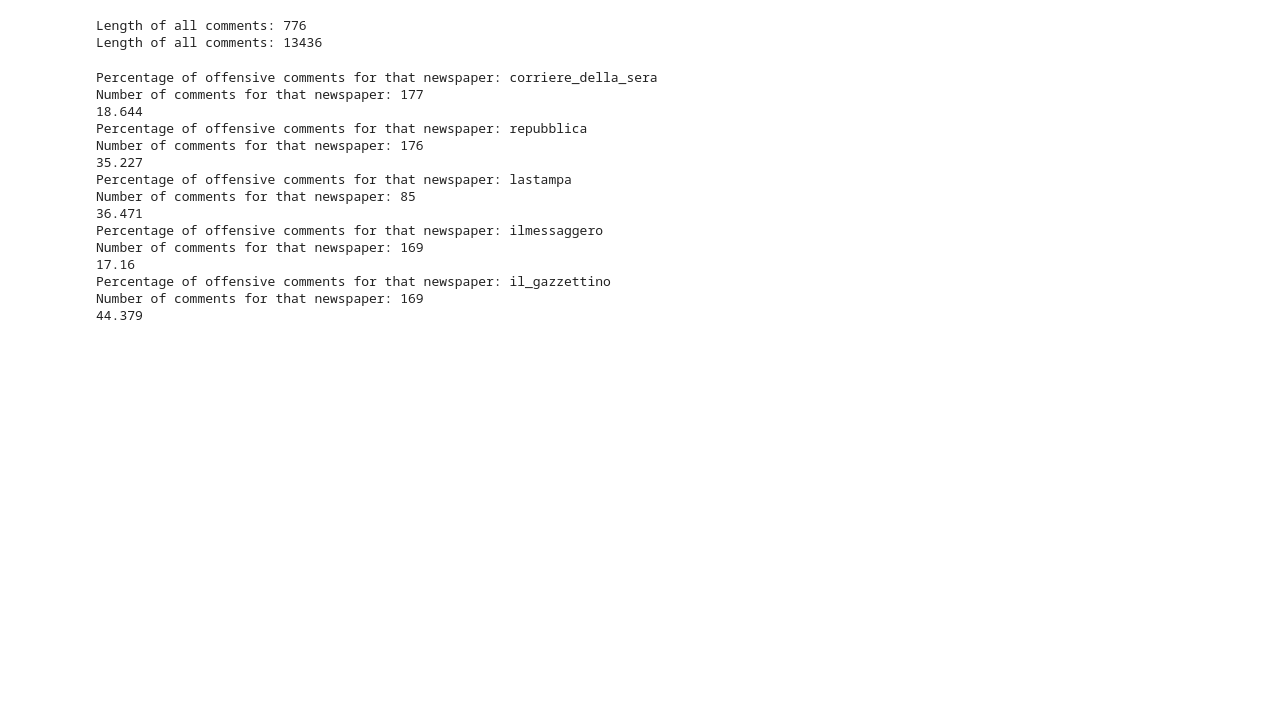
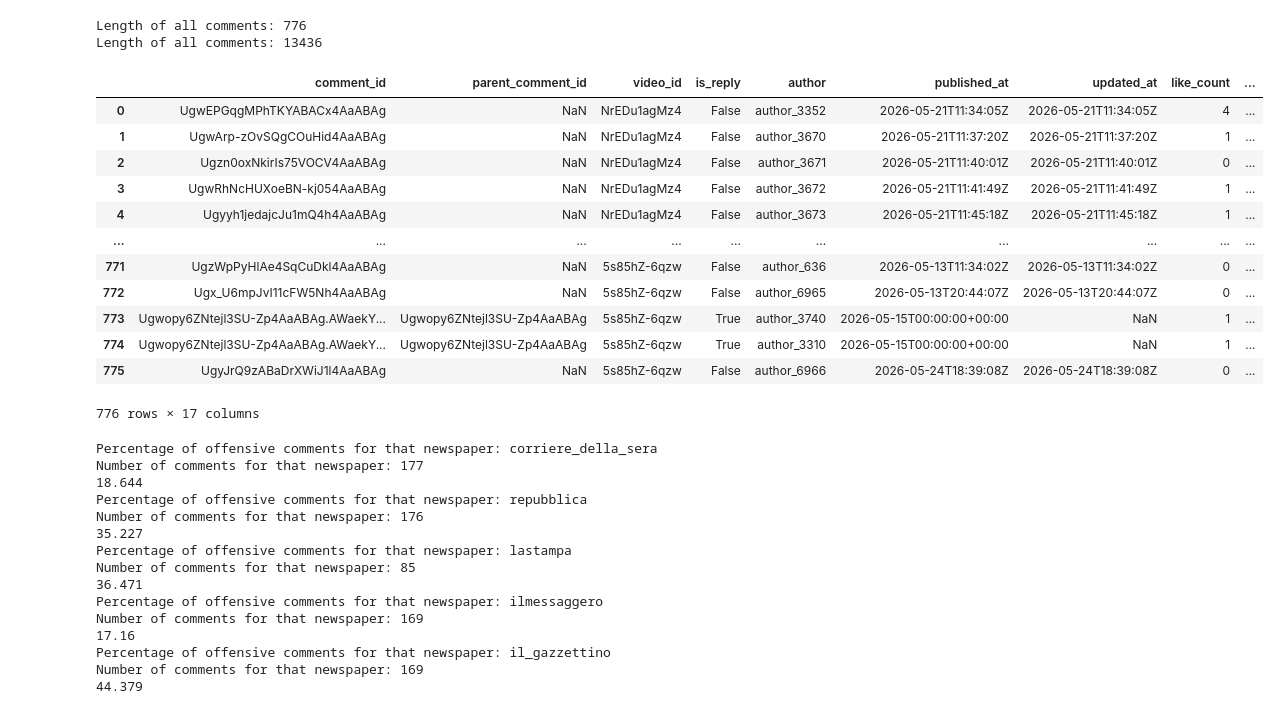
Before and after one commit to SDavenia/hateradar, a Jupyter notebook: visualize_statistics.ipynb, the cells around one changed output. Drawn from its saved outputs; the diff is of its cells as text; code cells hidden in the pictures; blank space fills up the shorter version.

```diff
--- a/visualize_statistics.ipynb
+++ b/visualize_statistics.ipynb
@@ -88,6 +73,23 @@ print(f"Length of all comments: {len(all_comments_silver_df)}")
 # %% [output]
 Length of all comments: 776
 Length of all comments: 13436
+# %%
+all_comments_gold_df.to("datasets/youtube_comments_gold.csv", index=False)
+all_comments_silver_df.to("datasets/youtube_comments_silver.csv", index=False)
+# %% [output]
+|  | comment_id | parent_comment_id | video_id | is_reply | author | published_at | updated_at | like_count | ... |
+| 0 | UgwEPGqgMPhTKYABACx4AaABAg | NaN | NrEDu1agMz4 | False | author_3352 | 2026-05-21T11:34:05Z | 2026-05-21T11:34:05Z | 4 | ... |
+| 1 | UgwArp-zOvSQgCOuHid4AaABAg | NaN | NrEDu1agMz4 | False | author_3670 | 2026-05-21T11:37:20Z | 2026-05-21T11:37:20Z | 1 | ... |
+| 2 | Ugzn0oxNkirIs75VOCV4AaABAg | NaN | NrEDu1agMz4 | False | author_3671 | 2026-05-21T11:40:01Z | 2026-05-21T11:40:01Z | 0 | ... |
+| 3 | UgwRhNcHUXoeBN-kj054AaABAg | NaN | NrEDu1agMz4 | False | author_3672 | 2026-05-21T11:41:49Z | 2026-05-21T11:41:49Z | 1 | ... |
+| 4 | Ugyyh1jedajcJu1mQ4h4AaABAg | NaN | NrEDu1agMz4 | False | author_3673 | 2026-05-21T11:45:18Z | 2026-05-21T11:45:18Z | 1 | ... |
+| ... | ... | ... | ... | ... | ... | ... | ... | ... | ... |
+| 771 | UgzWpPyHlAe4SqCuDkl4AaABAg | NaN | 5s85hZ-6qzw | False | author_636 | 2026-05-13T11:34:02Z | 2026-05-13T11:34:02Z | 0 | ... |
+| 772 | Ugx_U6mpJvI11cFW5Nh4AaABAg | NaN | 5s85hZ-6qzw | False | author_6965 | 2026-05-13T20:44:07Z | 2026-05-13T20:44:07Z | 0 | ... |
+| 773 | Ugwopy6ZNtejl3SU-Zp4AaABAg.AWaekY... | Ugwopy6ZNtejl3SU-Zp4AaABAg | 5s85hZ-6qzw | True | author_3740 | 2026-05-15T00:00:00+00:00 | NaN | 1 | ... |
+| 774 | Ugwopy6ZNtejl3SU-Zp4AaABAg.AWaekY... | Ugwopy6ZNtejl3SU-Zp4AaABAg | 5s85hZ-6qzw | True | author_3310 | 2026-05-15T00:00:00+00:00 | NaN | 1 | ... |
+| 775 | UgyJrQ9zABaDrXWiJ1l4AaABAg | NaN | 5s85hZ-6qzw | False | author_6966 | 2026-05-24T18:39:08Z | 2026-05-24T18:39:08Z | 0 | ... |
+776 rows × 17 columns
 # %%
 sum(all_comments_gold_df['label']) / len(all_comments_gold_df)
 for newspaper in newspapers:
```
Also changed, not shown: parts of 11 cells of this notebook, 4 other files.
